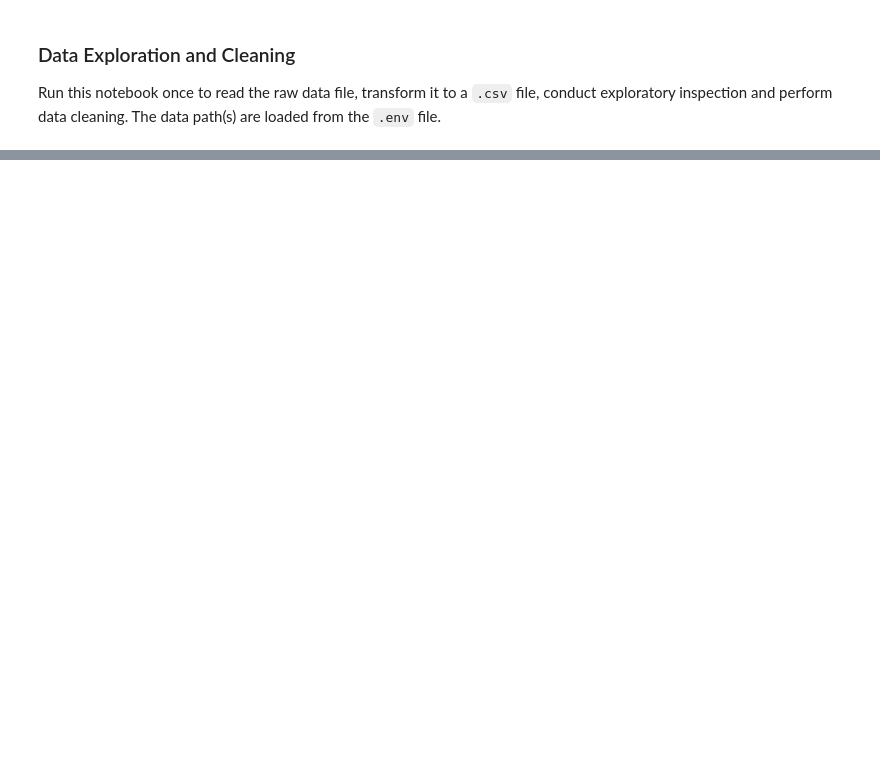
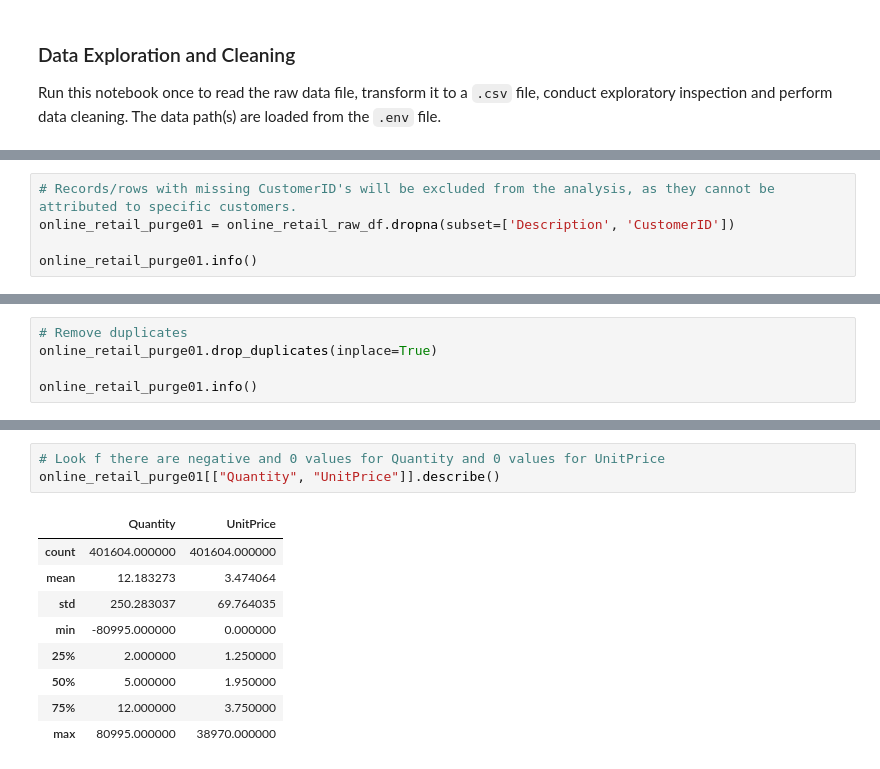
Before and after one commit to bisharatm/ds08_online-retail, a Jupyter notebook: notebooks/01_data_exploration_and_cleaning.ipynb, the cells around one changed output, grey strips where cells are left out. Cells and saved outputs as stored; diff of their text form; blank space fills up the shorter version.

```diff
--- a/notebooks/01_data_exploration_and_cleaning.ipynb
+++ b/notebooks/01_data_exploration_and_cleaning.ipynb
@@ -114,0 +215,5 @@ Rows: 541,909 | Columns: 8
+# %%
+# Records/rows with missing CustomerID's will be excluded from the analysis, as they cannot be attributed to specific customers.
+online_retail_purge01 = online_retail_raw_df.dropna(subset=['Description', 'CustomerID'])
+
+online_retail_purge01.info()
@@ -114,0 +241,5 @@ Rows: 541,909 | Columns: 8
+# %%
+# Remove duplicates
+online_retail_purge01.drop_duplicates(inplace=True)
+
+online_retail_purge01.info()
@@ -114,0 +266,13 @@ Rows: 541,909 | Columns: 8
+# %%
+# Look f there are negative and 0 values for Quantity and 0 values for UnitPrice
+online_retail_purge01[["Quantity", "UnitPrice"]].describe()
+# %% [output]
+|  | Quantity | UnitPrice |
+| count | 401604.000000 | 401604.000000 |
+| mean | 12.183273 | 3.474064 |
+| std | 250.283037 | 69.764035 |
+| min | -80995.000000 | 0.000000 |
+| 25% | 2.000000 | 1.250000 |
+| 50% | 5.000000 | 1.950000 |
+| 75% | 12.000000 | 3.750000 |
+| max | 80995.000000 | 38970.000000 |
```
Also changed, not shown: parts of 17 cells of this notebook, 3 other files.
